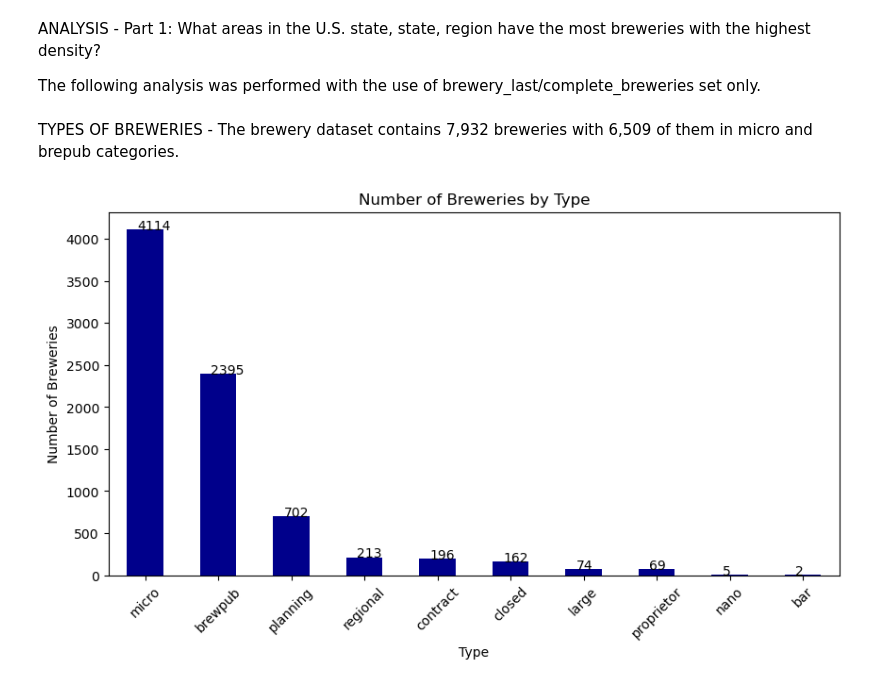
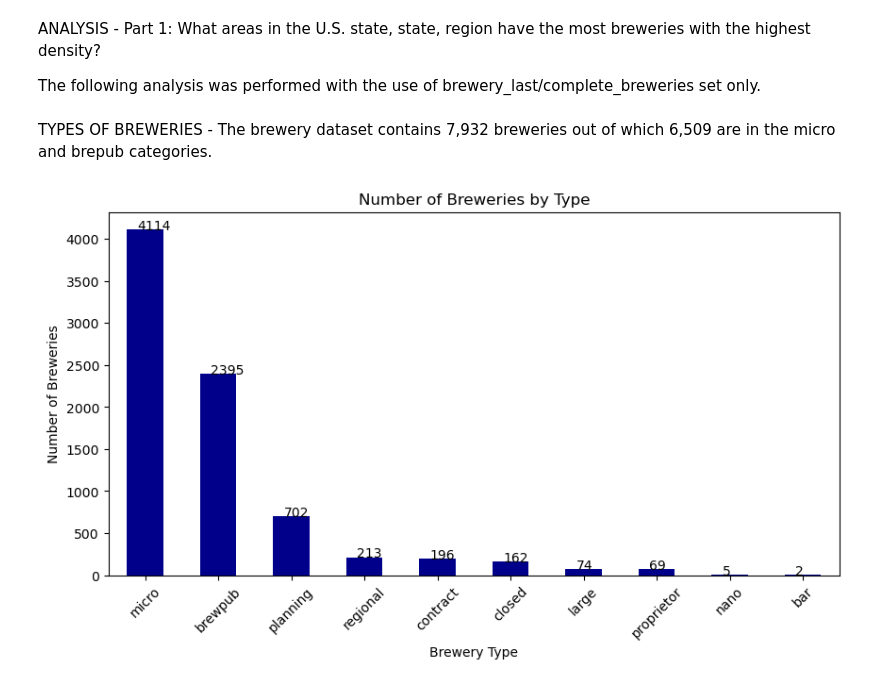
Before and after one commit to rpatel9877/project1, a Jupyter notebook: stoutistics_brew.ipynb, the cells around one changed output. Drawn from its saved outputs; the diff is of its cells as text; code cells hidden in the pictures.

```diff
--- a/stoutistics_brew.ipynb
+++ b/stoutistics_brew.ipynb
@@ -555,32 +555,32 @@ ANALYSIS - Part 1: What areas in the U.S. state, state, region have the most bre
 
 The following analysis was performed with the use of brewery_last/complete_breweries set only.
 # %% [markdown]
-TYPES OF BREWERIES - The brewery dataset contains 7,932 breweries with 6,509 of them in micro and brepub categories.
+TYPES OF BREWERIES - The brewery dataset contains 7,932 breweries out of which 6,509 are in the micro and brepub categories.
 # %%
 #Natalia's plot of breweries by type
 #exclude from the plot closed and planning breweries
-#data_count3 = brewery_last[brewery_last['brewery_type'] != 'planning']
-#data_count3 = brewery_last[brewery_last['brewery_type'] != 'closed']
+data_count3 = brewery_last[brewery_last['brewery_type'] != 'planning']
+data_count3 = brewery_last[brewery_last['brewery_type'] != 'closed']
 
 data_count3 = complete_breweries["brewery_type"].value_counts()
 brewery_plot = data_count3.sort_values(ascending=False)
 
 #plot breweries by type
 brewery_plot.plot(kind='bar', figsize=(10,5), color='darkblue', legend=False)
 
 #add value counts above each bar
 for i in range(len(brewery_plot)):
     plt.text(x=i-0.1 , y=brewery_plot[i]+0.5, s=brewery_plot[i], size=10)
 
 
 plt.xticks(rotation=45)
 
-plt.xlabel("Type")
+plt.xlabel("Brewery Type")
 plt.ylabel("Number of Breweries")
 plt.title("Number of Breweries by Type")
 plt.savefig("figs_graphs/all_breweries_by_type.png")
 # %% [output]
-[figure, old version]
+[figure, new version]
 # %%
 # Rajan's plot highlighting micorbrewery & pub locations across US
 
```
Also changed, not shown: parts of 5 cells of this notebook, 5 other files.
